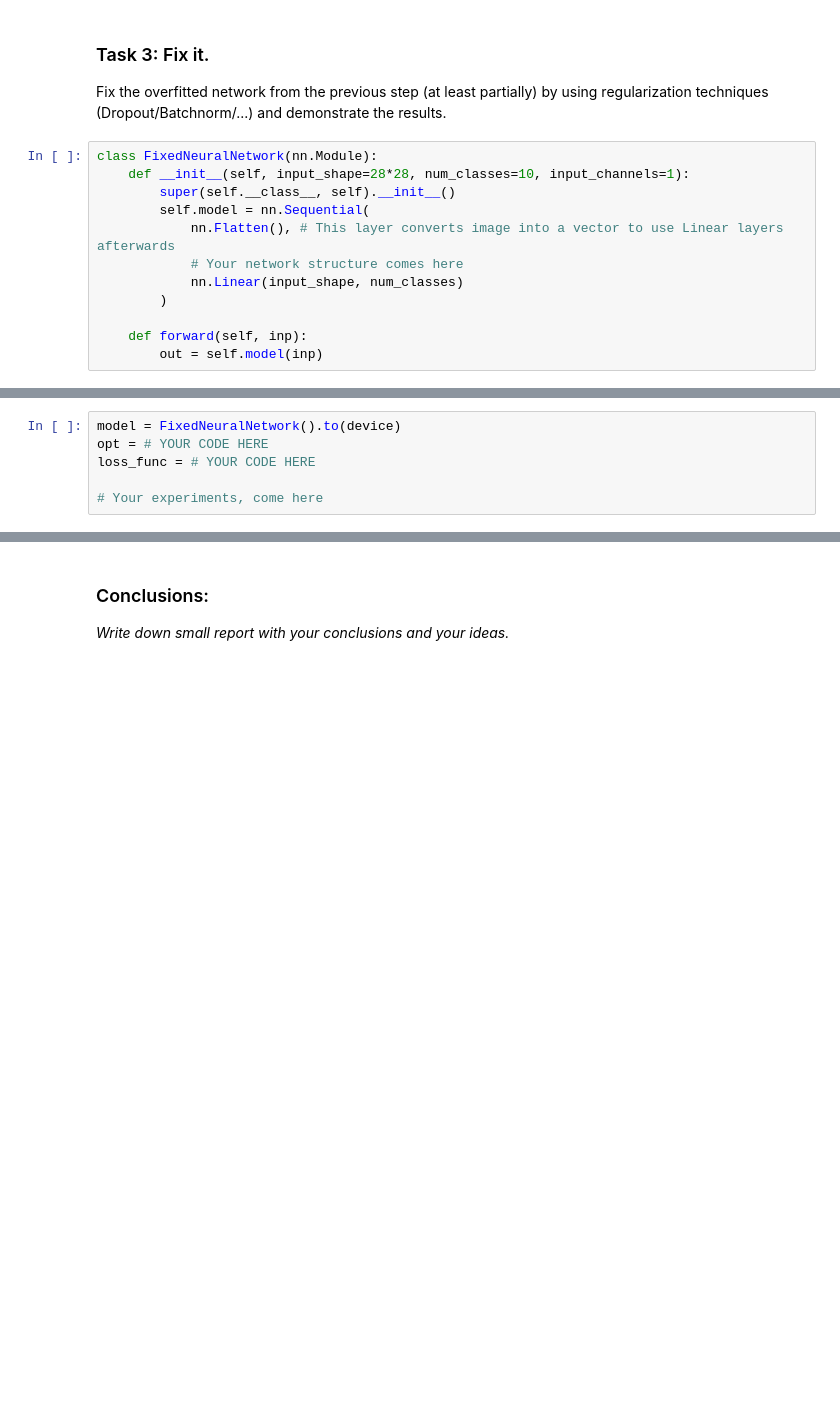
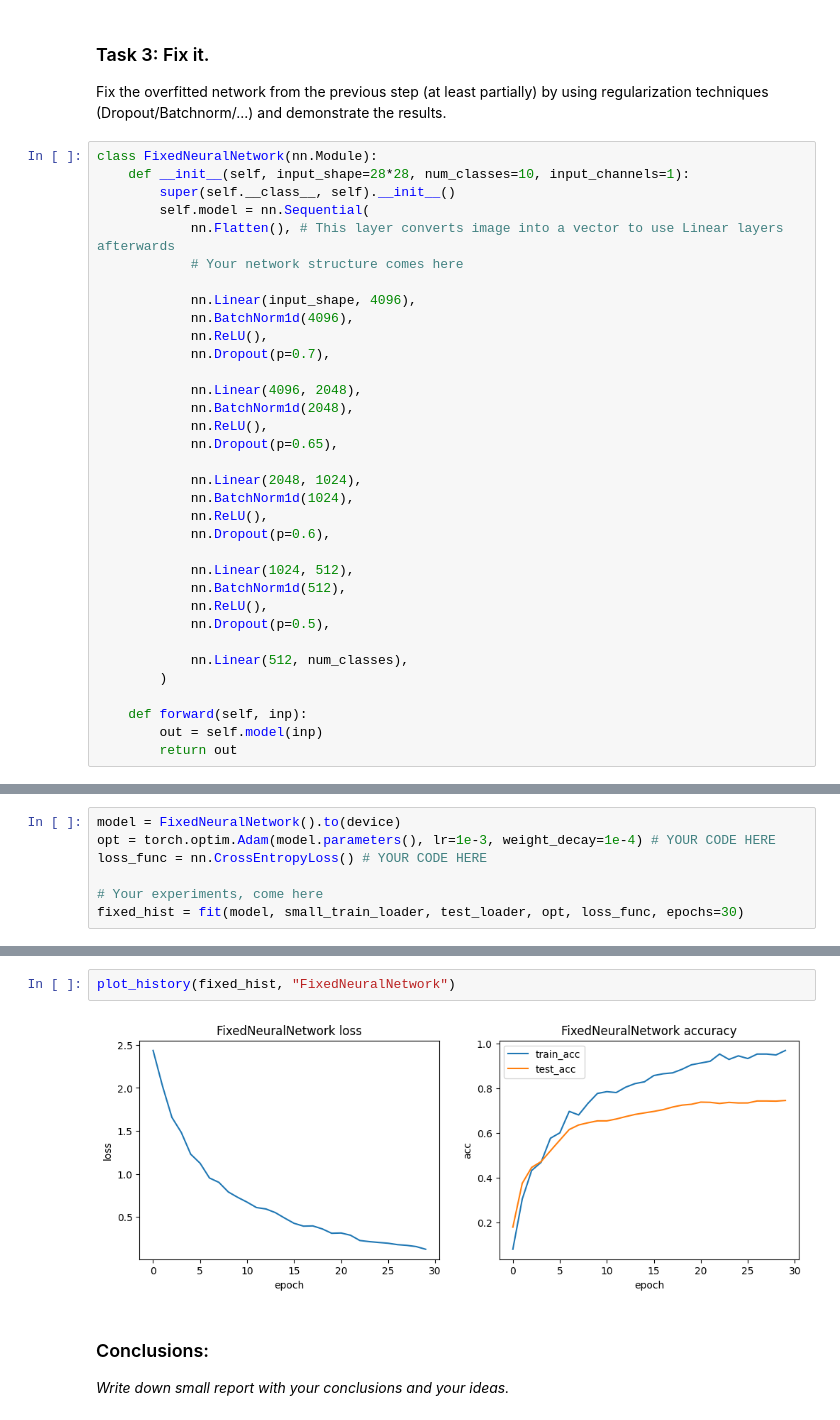
Before and after one commit to EgorOvechkin/lab2, a Jupyter notebook: lab02_part2_overfitting.ipynb, the cells around one changed output, grey strips where cells are left out. Cells and saved outputs as stored; diff of their text form; blank space fills up the shorter version.

```diff
--- a/lab02_part2_overfitting.ipynb
+++ b/lab02_part2_overfitting.ipynb
@@ -307,10 +307,32 @@ class FixedNeuralNetwork(nn.Module):
         self.model = nn.Sequential(
             nn.Flatten(), # This layer converts image into a vector to use Linear layers afterwards
             # Your network structure comes here
-            nn.Linear(input_shape, num_classes)
+
+            nn.Linear(input_shape, 4096),
+            nn.BatchNorm1d(4096),
+            nn.ReLU(),
+            nn.Dropout(p=0.7),
+
+            nn.Linear(4096, 2048),
+            nn.BatchNorm1d(2048),
+            nn.ReLU(),
+            nn.Dropout(p=0.65),
+
+            nn.Linear(2048, 1024),
+            nn.BatchNorm1d(1024),
+            nn.ReLU(),
+            nn.Dropout(p=0.6),
+
+            nn.Linear(1024, 512),
+            nn.BatchNorm1d(512),
+            nn.ReLU(),
+            nn.Dropout(p=0.5),
+
+            nn.Linear(512, num_classes),
         )
 
     def forward(self, inp):
         out = self.model(inp)
+        return out
 # %%
 torchsummary.summary(FixedNeuralNetwork().to(device), (28*28,))
@@ -317,6 +357,7 @@ torchsummary.summary(FixedNeuralNetwork().to(device), (28*28,))
 # %%
 model = FixedNeuralNetwork().to(device)
-opt = # YOUR CODE HERE
-loss_func = # YOUR CODE HERE
+opt = torch.optim.Adam(model.parameters(), lr=1e-3, weight_decay=1e-4) # YOUR CODE HERE
+loss_func = nn.CrossEntropyLoss() # YOUR CODE HERE
 
 # Your experiments, come here
+fixed_hist = fit(model, small_train_loader, test_loader, opt, loss_func, epochs=30)
@@ -323,3 +382,7 @@ loss_func = # YOUR CODE HERE
+# %%
+plot_history(fixed_hist, "FixedNeuralNetwork")
+# %% [output]
+[figure, added]
 # %% [markdown]
 ### Conclusions:
 _Write down small report with your conclusions and your ideas._
```
Also changed, not shown: parts of 3 cells of this notebook.
